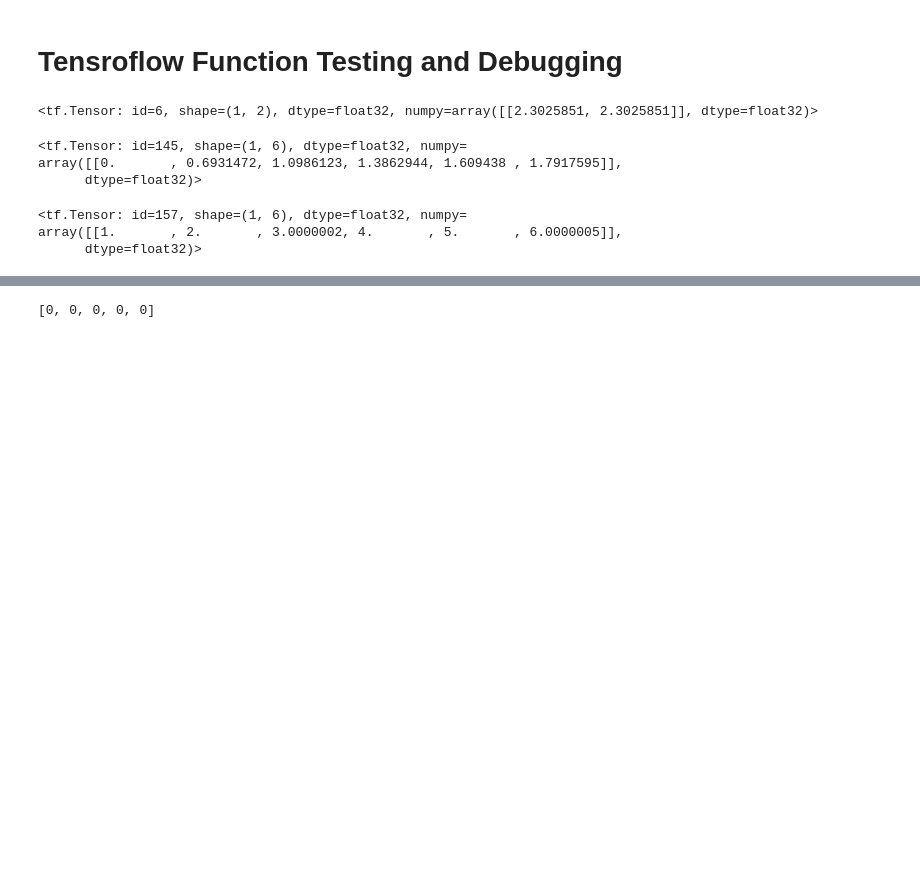
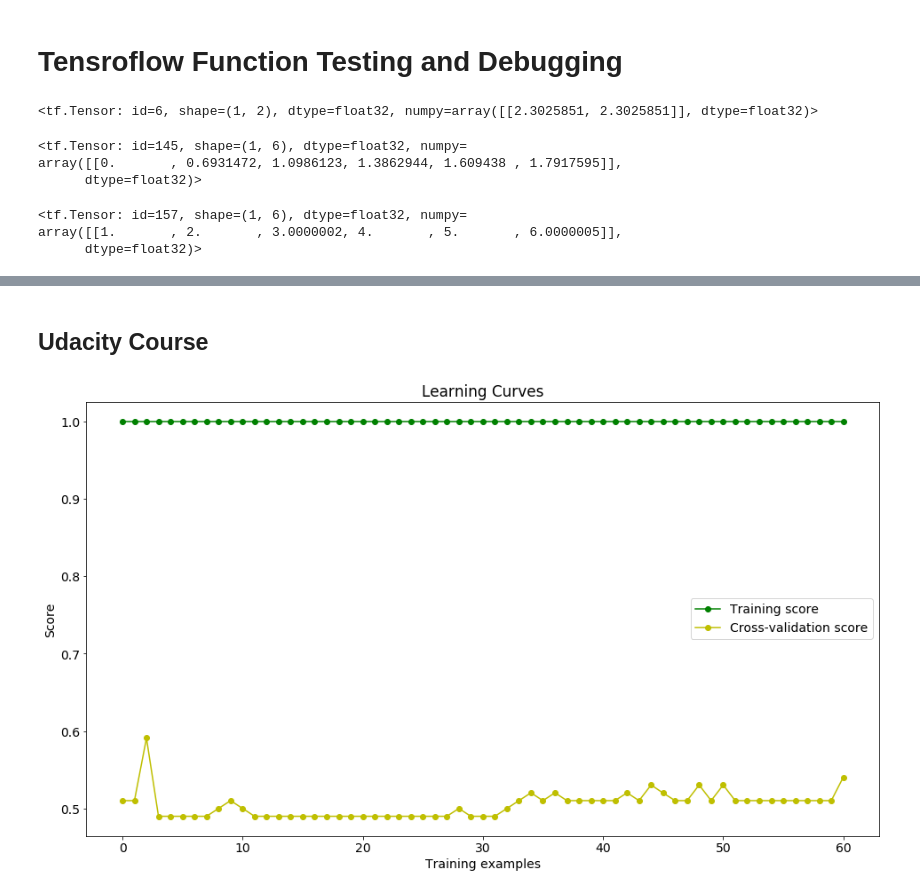
Before and after one commit to DollarAkshay/Python-Programs, a Jupyter notebook: Jupyter Notebooks/Random Notebook.ipynb, the cells around one changed output, grey strips where cells are left out. Cells and saved outputs as stored; diff of their text form; code cells hidden in the pictures; blank space fills up the shorter version.

```diff
--- a/Jupyter Notebooks/Random Notebook.ipynb
+++ b/Jupyter Notebooks/Random Notebook.ipynb
@@ -295,4 +53,2 @@ for x in v:
-# %%
-5*[0]
-# %% [output]
-[0, 0, 0, 0, 0]
+# %% [markdown]
+## Udacity Course
@@ -298,0 +60,47 @@ for x in v:
+# %%
+data = pd.read_csv('./data/udacity.csv')
+X = np.array(data[['x1', 'x2']])
+y = np.array(data['y'])
+
+# Fix random seed
+np.random.seed(55)
+# %%
+# It is good to randomize the data before drawing Learning Curves
+def randomize(X, Y):
+    permutation = np.random.permutation(Y.shape[0])
+    X2 = X[permutation,:]
+    Y2 = Y[permutation]
+    return X2, Y2
+
+X2, y2 = randomize(X, y)
+
+def draw_learning_curves(X, y, estimator, num_trainings):
+    train_sizes, train_scores, test_scores = learning_curve(
+        estimator, X2, y2, cv=None, n_jobs=1, train_sizes=np.linspace(.1, 1.0, num_trainings))
+
+    train_scores_mean = np.mean(train_scores, axis=1)
+    train_scores_std = np.std(train_scores, axis=1)
+    test_scores_mean = np.mean(test_scores, axis=1)
+    test_scores_std = np.std(test_scores, axis=1)
+
+    plt.grid()
+
+    plt.title("Learning Curves")
+    plt.xlabel("Training examples")
+    plt.ylabel("Score")
+
+    plt.plot(train_scores_mean, 'o-', color="g",
+             label="Training score")
+    plt.plot(test_scores_mean, 'o-', color="y",
+             label="Cross-validation score")
+
+
+    plt.legend(loc="best")
+
+    plt.show()
+# %%
+cf1 = LogisticRegression(solver='lbfgs')
+cf1.fit(X, y)
+draw_learning_curves(X, y,estimator, 100)
+# %% [output]
+[figure, added]
```
Also changed, not shown: parts of 34 cells of this notebook, 1 other file.
